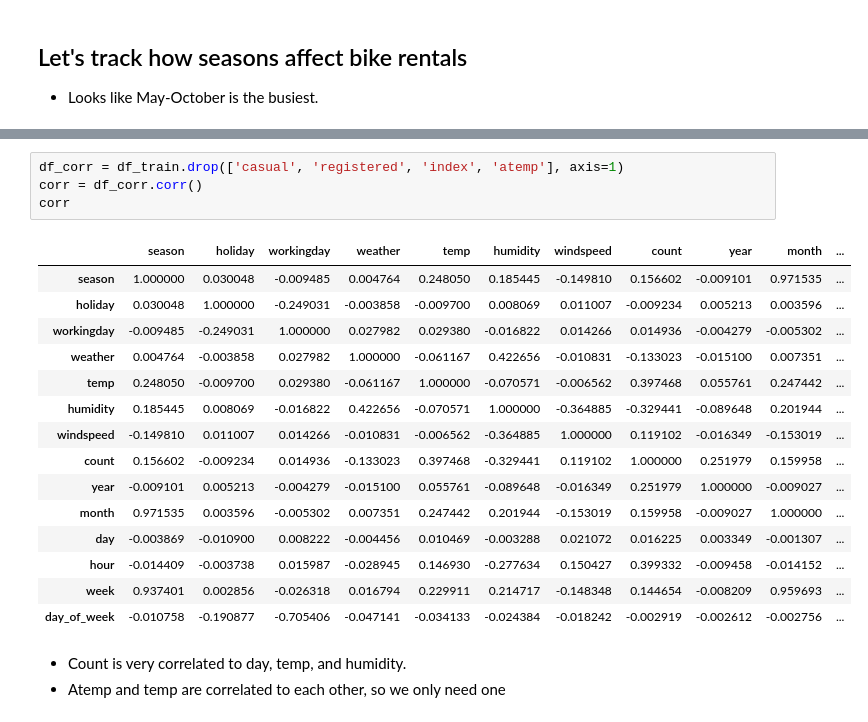
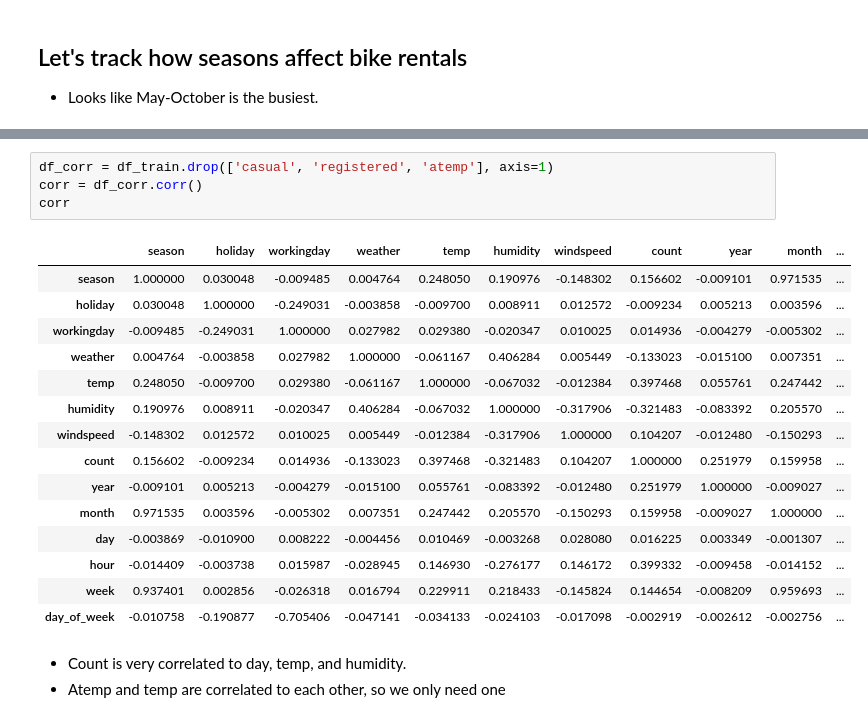
Before and after one commit to C-Williams/spiced_projects, a Jupyter notebook: bike_predictor/eda.ipynb, the cells around one changed output, grey strips where cells are left out. Cells and saved outputs as stored; diff of their text form.

```diff
--- a/bike_predictor/eda.ipynb
+++ b/bike_predictor/eda.ipynb
@@ -188,23 +188,23 @@ plt.legend(seasons)
 # %%
-df_corr = df_train.drop(['casual', 'registered', 'index', 'atemp'], axis=1)
+df_corr = df_train.drop(['casual', 'registered', 'atemp'], axis=1)
 corr = df_corr.corr()
 corr
 # %% [output]
 |  | season | holiday | workingday | weather | temp | humidity | windspeed | count | year | month | ... |
-| season | 1.000000 | 0.030048 | -0.009485 | 0.004764 | 0.248050 | 0.185445 | -0.149810 | 0.156602 | -0.009101 | 0.971535 | ... |
-| holiday | 0.030048 | 1.000000 | -0.249031 | -0.003858 | -0.009700 | 0.008069 | 0.011007 | -0.009234 | 0.005213 | 0.003596 | ... |
-| workingday | -0.009485 | -0.249031 | 1.000000 | 0.027982 | 0.029380 | -0.016822 | 0.014266 | 0.014936 | -0.004279 | -0.005302 | ... |
-| weather | 0.004764 | -0.003858 | 0.027982 | 1.000000 | -0.061167 | 0.422656 | -0.010831 | -0.133023 | -0.015100 | 0.007351 | ... |
-| temp | 0.248050 | -0.009700 | 0.029380 | -0.061167 | 1.000000 | -0.070571 | -0.006562 | 0.397468 | 0.055761 | 0.247442 | ... |
-| humidity | 0.185445 | 0.008069 | -0.016822 | 0.422656 | -0.070571 | 1.000000 | -0.364885 | -0.329441 | -0.089648 | 0.201944 | ... |
-| windspeed | -0.149810 | 0.011007 | 0.014266 | -0.010831 | -0.006562 | -0.364885 | 1.000000 | 0.119102 | -0.016349 | -0.153019 | ... |
-| count | 0.156602 | -0.009234 | 0.014936 | -0.133023 | 0.397468 | -0.329441 | 0.119102 | 1.000000 | 0.251979 | 0.159958 | ... |
-| year | -0.009101 | 0.005213 | -0.004279 | -0.015100 | 0.055761 | -0.089648 | -0.016349 | 0.251979 | 1.000000 | -0.009027 | ... |
-| month | 0.971535 | 0.003596 | -0.005302 | 0.007351 | 0.247442 | 0.201944 | -0.153019 | 0.159958 | -0.009027 | 1.000000 | ... |
-| day | -0.003869 | -0.010900 | 0.008222 | -0.004456 | 0.010469 | -0.003288 | 0.021072 | 0.016225 | 0.003349 | -0.001307 | ... |
-| hour | -0.014409 | -0.003738 | 0.015987 | -0.028945 | 0.146930 | -0.277634 | 0.150427 | 0.399332 | -0.009458 | -0.014152 | ... |
-| week | 0.937401 | 0.002856 | -0.026318 | 0.016794 | 0.229911 | 0.214717 | -0.148348 | 0.144654 | -0.008209 | 0.959693 | ... |
-| day_of_week | -0.010758 | -0.190877 | -0.705406 | -0.047141 | -0.034133 | -0.024384 | -0.018242 | -0.002919 | -0.002612 | -0.002756 | ... |
+| season | 1.000000 | 0.030048 | -0.009485 | 0.004764 | 0.248050 | 0.190976 | -0.148302 | 0.156602 | -0.009101 | 0.971535 | ... |
+| holiday | 0.030048 | 1.000000 | -0.249031 | -0.003858 | -0.009700 | 0.008911 | 0.012572 | -0.009234 | 0.005213 | 0.003596 | ... |
+| workingday | -0.009485 | -0.249031 | 1.000000 | 0.027982 | 0.029380 | -0.020347 | 0.010025 | 0.014936 | -0.004279 | -0.005302 | ... |
+| weather | 0.004764 | -0.003858 | 0.027982 | 1.000000 | -0.061167 | 0.406284 | 0.005449 | -0.133023 | -0.015100 | 0.007351 | ... |
+| temp | 0.248050 | -0.009700 | 0.029380 | -0.061167 | 1.000000 | -0.067032 | -0.012384 | 0.397468 | 0.055761 | 0.247442 | ... |
+| humidity | 0.190976 | 0.008911 | -0.020347 | 0.406284 | -0.067032 | 1.000000 | -0.317906 | -0.321483 | -0.083392 | 0.205570 | ... |
+| windspeed | -0.148302 | 0.012572 | 0.010025 | 0.005449 | -0.012384 | -0.317906 | 1.000000 | 0.104207 | -0.012480 | -0.150293 | ... |
+| count | 0.156602 | -0.009234 | 0.014936 | -0.133023 | 0.397468 | -0.321483 | 0.104207 | 1.000000 | 0.251979 | 0.159958 | ... |
+| year | -0.009101 | 0.005213 | -0.004279 | -0.015100 | 0.055761 | -0.083392 | -0.012480 | 0.251979 | 1.000000 | -0.009027 | ... |
+| month | 0.971535 | 0.003596 | -0.005302 | 0.007351 | 0.247442 | 0.205570 | -0.150293 | 0.159958 | -0.009027 | 1.000000 | ... |
+| day | -0.003869 | -0.010900 | 0.008222 | -0.004456 | 0.010469 | -0.003268 | 0.028080 | 0.016225 | 0.003349 | -0.001307 | ... |
+| hour | -0.014409 | -0.003738 | 0.015987 | -0.028945 | 0.146930 | -0.276177 | 0.146172 | 0.399332 | -0.009458 | -0.014152 | ... |
+| week | 0.937401 | 0.002856 | -0.026318 | 0.016794 | 0.229911 | 0.218433 | -0.145824 | 0.144654 | -0.008209 | 0.959693 | ... |
+| day_of_week | -0.010758 | -0.190877 | -0.705406 | -0.047141 | -0.034133 | -0.024103 | -0.017098 | -0.002919 | -0.002612 | -0.002756 | ... |
 # %% [markdown]
 * Count is very correlated to day, temp, and humidity.
 * Atemp and temp are correlated to each other, so we only need one
```
Also changed, not shown: parts of 12 cells of this notebook.
